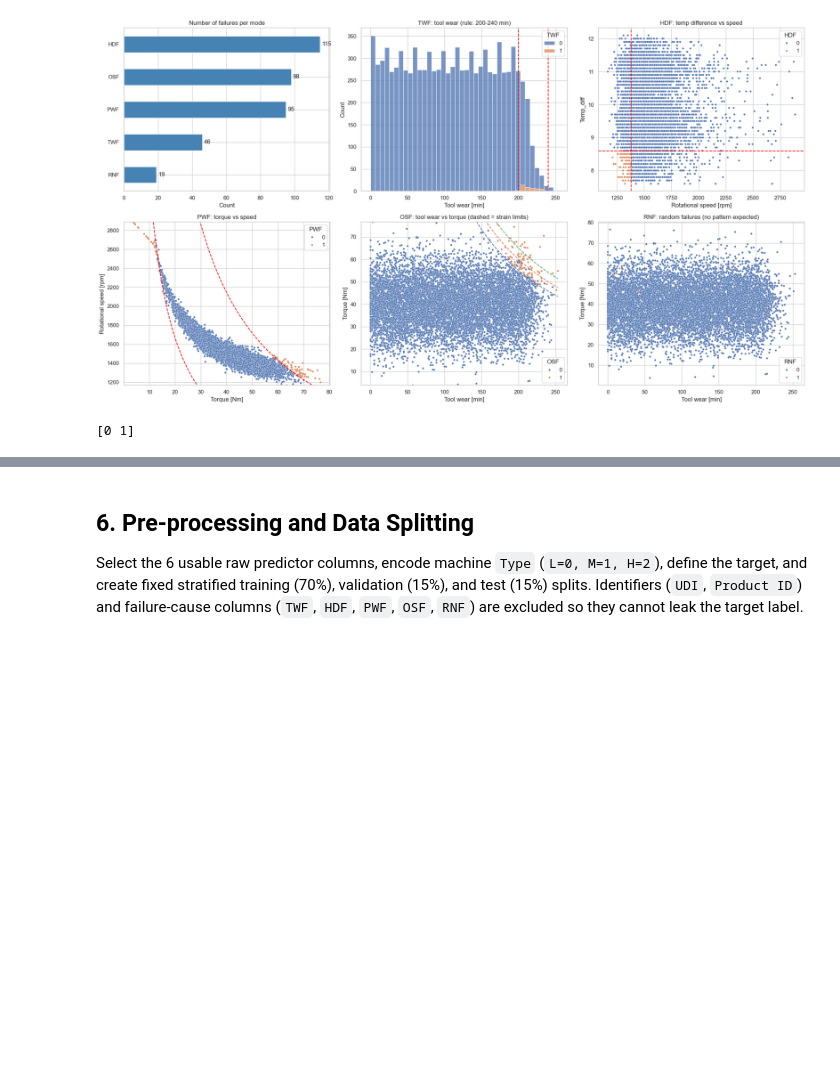
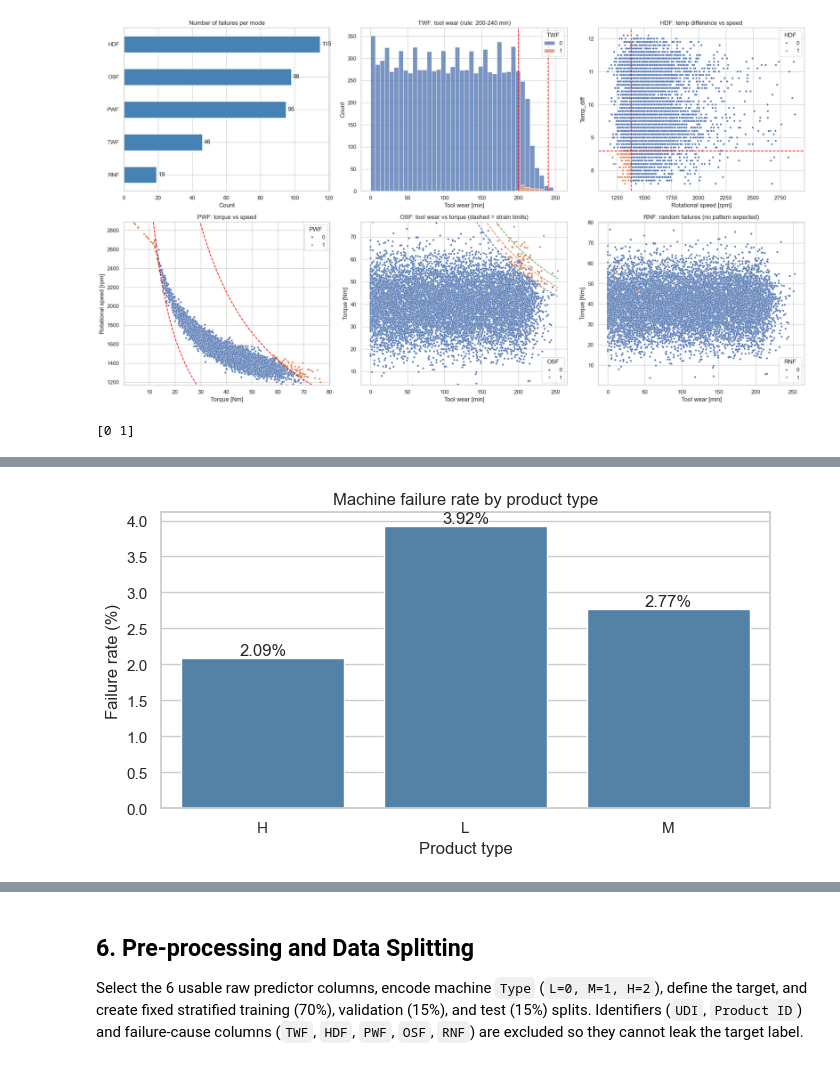
Before and after one commit to sotheasokea/machine_failure_classification, a Jupyter notebook: Predictive_Maintenance_Version 2_Res.ipynb, the cells around one changed output, grey strips where cells are left out. Saved outputs shown, nothing was run; the diff lists cells and outputs as text; code cells hidden in the pictures; blank space fills up the shorter version.

Commit message:
target and sensor relation eda

```diff
--- a/Predictive_Maintenance_Version 2_Res.ipynb
+++ b/Predictive_Maintenance_Version 2_Res.ipynb
@@ -270,0 +275,82 @@ print(np.unique(df["Machine failure"]))
+# %%
+# Compare failure counts and rates by product type.
+# Rates are more informative than counts when group sizes differ.
+failure_by_type = (
+    df.groupby("Type")["Machine failure"]
+    .agg(failures="sum", machines="count", failure_rate="mean")
+)
+failure_by_type["failure_rate_pct"] = failure_by_type["failure_rate"] * 100
+
+display(failure_by_type[["failures", "machines", "failure_rate_pct"]].round(2))
+
+fig, ax = plt.subplots(figsize=(7, 4))
+sns.barplot(
+    x=failure_by_type.index,
+    y=failure_by_type["failure_rate_pct"],
+    color="steelblue",
+    ax=ax,
+)
+for bar, rate in zip(ax.patches, failure_by_type["failure_rate_pct"]):
+    ax.annotate(
+        f"{rate:.2f}%",
+        (bar.get_x() + bar.get_width() / 2, bar.get_height()),
+        ha="center",
+        va="bottom",
+    )
+ax.set(title="Machine failure rate by product type", xlabel="Product type", ylabel="Failure rate (%)")
+plt.tight_layout()
+plt.show()
+
+# Compare the distributions of the five physical sensor measurements by target.
+sensor_features = [
+    "Air temperature [K]",
+    "Process temperature [K]",
+    "Rotational speed [rpm]",
+    "Torque [Nm]",
+    "Tool wear [min]",
+]
+plot_df = df[sensor_features].copy()
+plot_df["Failure status"] = df["Machine failure"].map({0: "No failure", 1: "Failure"})
+status_order = ["No failure", "Failure"]
+
+display(
+    df.groupby("Machine failure")[sensor_features]
+    .agg(["mean", "median", "std"])
+    .round(2)
+    .rename(index={0: "No failure", 1: "Failure"})
+)
+
+fig, axes = plt.subplots(2, 3, figsize=(16, 9))
+for ax, feature in zip(axes.flat, sensor_features):
+    sns.boxplot(
+        data=plot_df,
+        x="Failure status",
+        y=feature,
+        order=status_order,
+        showfliers=False,
+        ax=ax,
+    )
+    ax.set_title(f"{feature} by failure status")
+    ax.set_xlabel("")
+axes.flat[-1].axis("off")
+fig.suptitle("Sensor distributions by machine failure status", y=1.02)
+plt.tight_layout()
+plt.show()
+
+# Pearson correlations are descriptive and do not imply causation.
+correlation_features = sensor_features + ["Machine failure"]
+correlation_matrix = df[correlation_features].corr()
+plt.figure(figsize=(10, 7))
+sns.heatmap(
+    correlation_matrix,
+    annot=True,
+    fmt=".2f",
+    cmap="coolwarm",
+    center=0,
+    vmin=-1,
+    vmax=1,
+)
+plt.title("Sensor and target correlation matrix")
+plt.tight_layout()
+plt.show()
+# %% [output]
@@ -270,0 +362 @@ print(np.unique(df["Machine failure"]))
+[figure, added]
```
Also changed, not shown: parts of 3 cells of this notebook.
